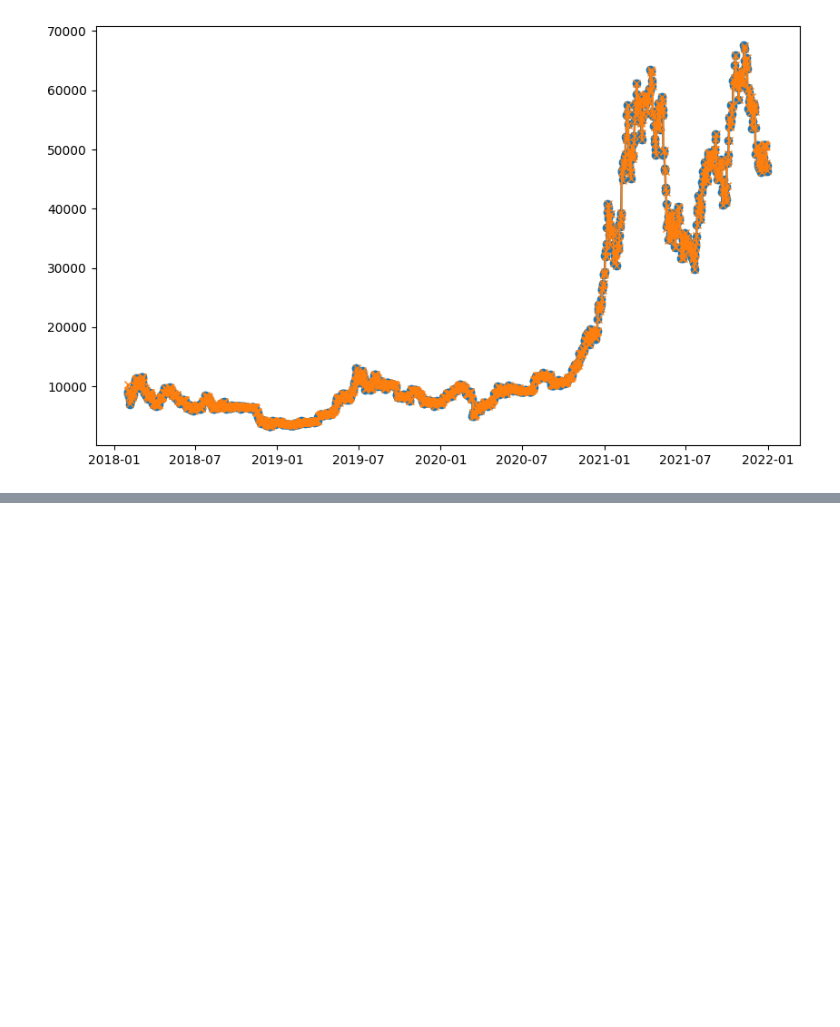
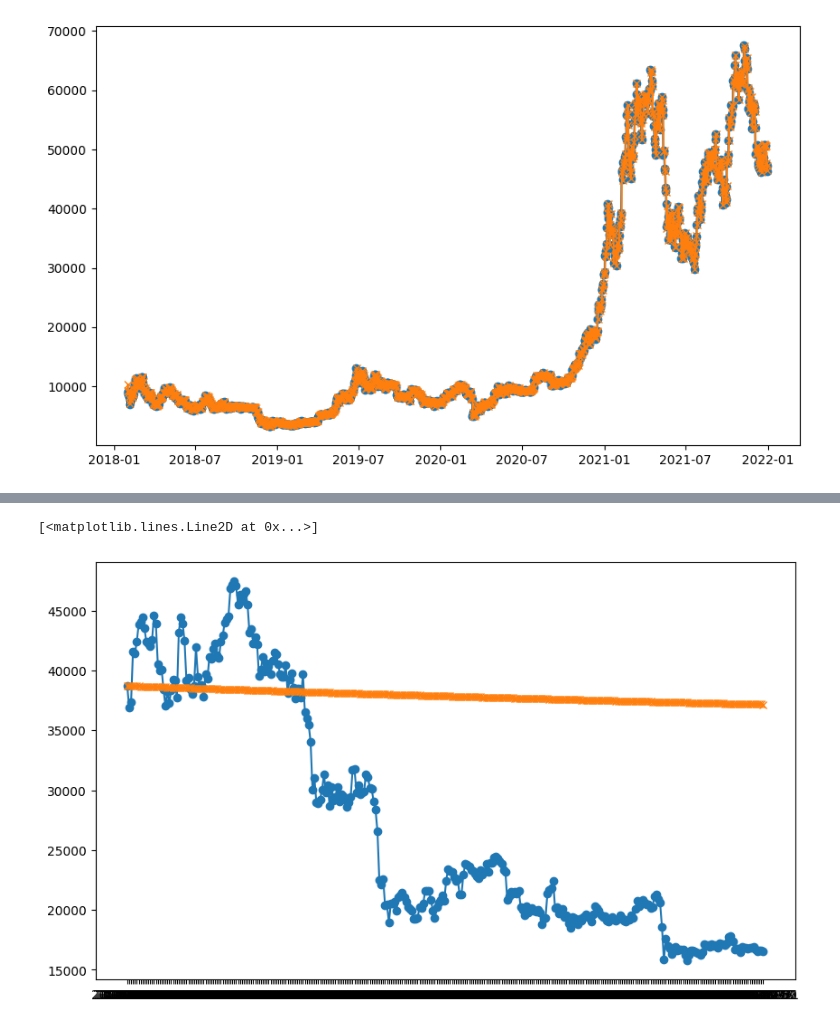
Before and after one commit to FakePickle/CoinSavvy, a Jupyter notebook: builder_models/model_tester.ipynb, the cells around one changed output, grey strips where cells are left out. Saved outputs shown, nothing was run; the diff lists cells and outputs as text; code cells hidden in the pictures; blank space fills up the shorter version.

Commit message:
Plotted graph on previous models inconsistencies

```diff
--- a/builder_models/model_tester.ipynb
+++ b/builder_models/model_tester.ipynb
@@ -187,0 +187,16 @@ Training MSE for degree 4 polynomial: 181477059.4521544
+# %%
+import pandas as pd
+import matplotlib.pyplot as plt
+
+data1 = pd.read_csv('../datasets/open_predicted_values.csv')
+data2 = pd.read_csv('../datasets/testing_dataset.csv')
+
+time_column = data1['time']
+plt.figure(figsize=(10, 6))
+plt.plot(time_column, data2['close'], label='Actual', marker='o')
+
+# Plotting the predicted values
+plt.plot(time_column, data1['close'], label='Predicted', marker='x')
+# %% [output]
+[<matplotlib.lines.Line2D at 0x...>]
+[figure, added]
```
Also changed, not shown: parts of 5 cells of this notebook.
